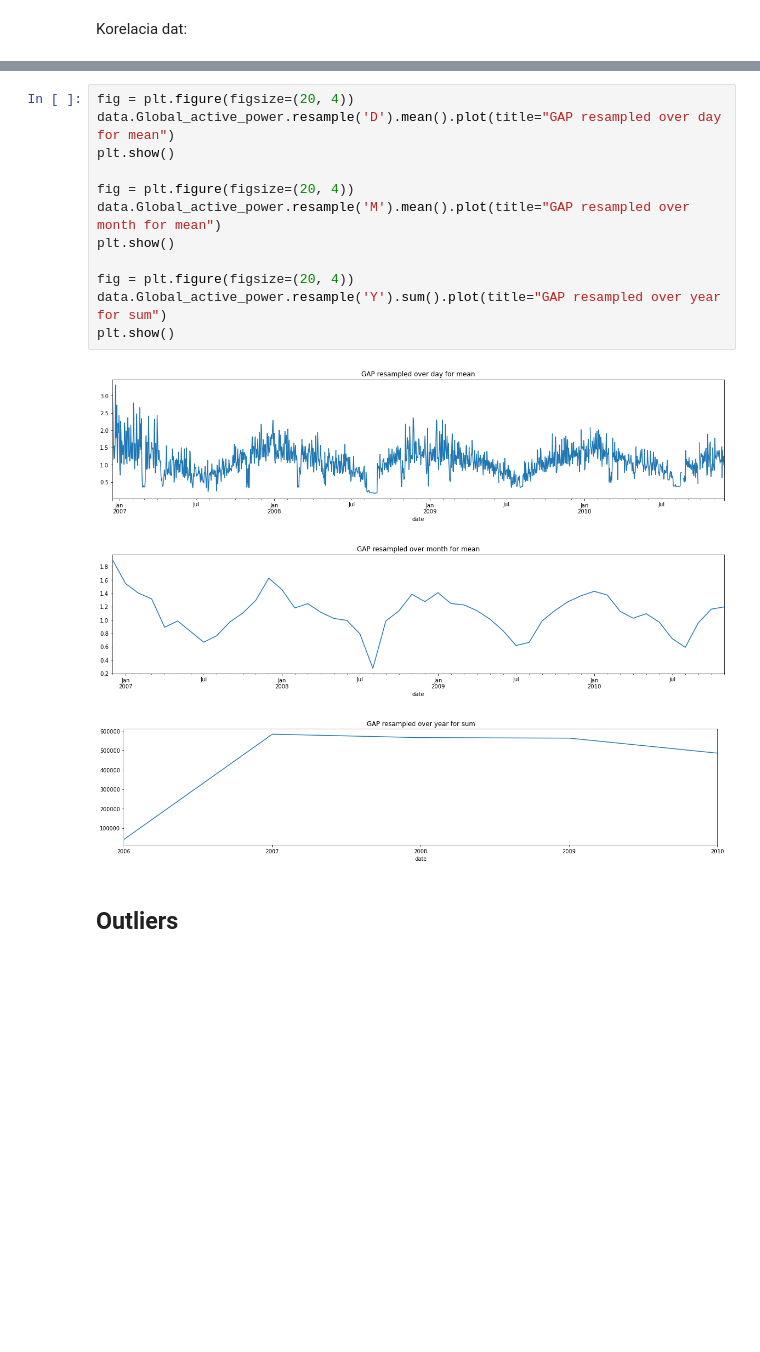
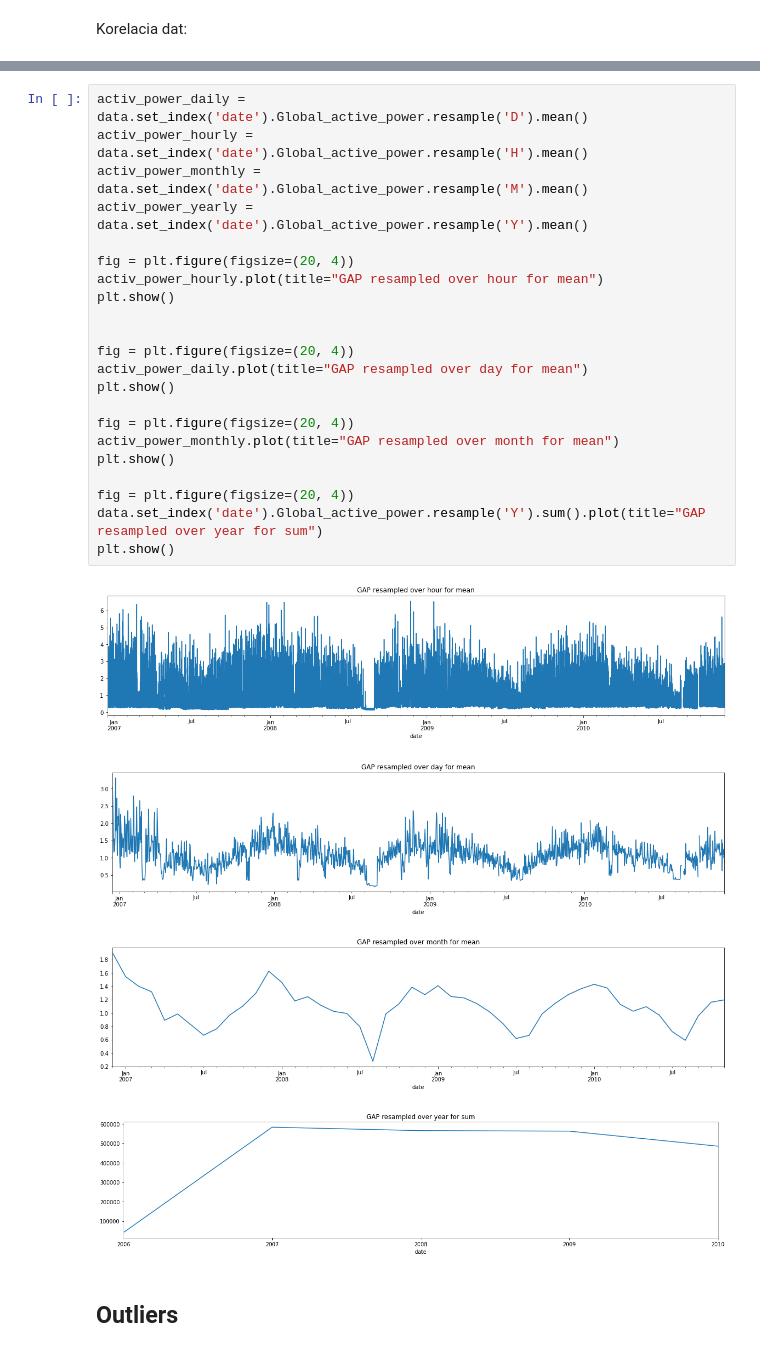
Before and after one commit to tjaros/ml-epc-project, a Jupyter notebook: analysis.ipynb, the cells around one changed output, grey strips where cells are left out. Cells and saved outputs as stored; diff of their text form; blank space fills up the shorter version.

```diff
--- a/analysis.ipynb
+++ b/analysis.ipynb
@@ -69,19 +76,30 @@ data.corr()
 # %%
+activ_power_daily = data.set_index('date').Global_active_power.resample('D').mean()
+activ_power_hourly = data.set_index('date').Global_active_power.resample('H').mean()
+activ_power_monthly = data.set_index('date').Global_active_power.resample('M').mean()
+activ_power_yearly = data.set_index('date').Global_active_power.resample('Y').mean()
+
 fig = plt.figure(figsize=(20, 4))
-data.Global_active_power.resample('D').mean().plot(title="GAP resampled over day for mean")
+activ_power_hourly.plot(title="GAP resampled over hour for mean")
+plt.show()
+
+
+fig = plt.figure(figsize=(20, 4))
+activ_power_daily.plot(title="GAP resampled over day for mean")
 plt.show()
 
 fig = plt.figure(figsize=(20, 4))
-data.Global_active_power.resample('M').mean().plot(title="GAP resampled over month for mean")
+activ_power_monthly.plot(title="GAP resampled over month for mean")
 plt.show()
 
 fig = plt.figure(figsize=(20, 4))
-data.Global_active_power.resample('Y').sum().plot(title="GAP resampled over year for sum")
+data.set_index('date').Global_active_power.resample('Y').sum().plot(title="GAP resampled over year for sum")
 plt.show()
 # %% [output]
-[figure, old version]
+[figure, new version]
-[figure, old version]
+[figure, new version]
-[figure, old version]
+[figure, new version]
+[figure, added]
 # %% [markdown]
 ## Outliers
 # %%
```
Also changed, not shown: parts of 52 cells of this notebook.
